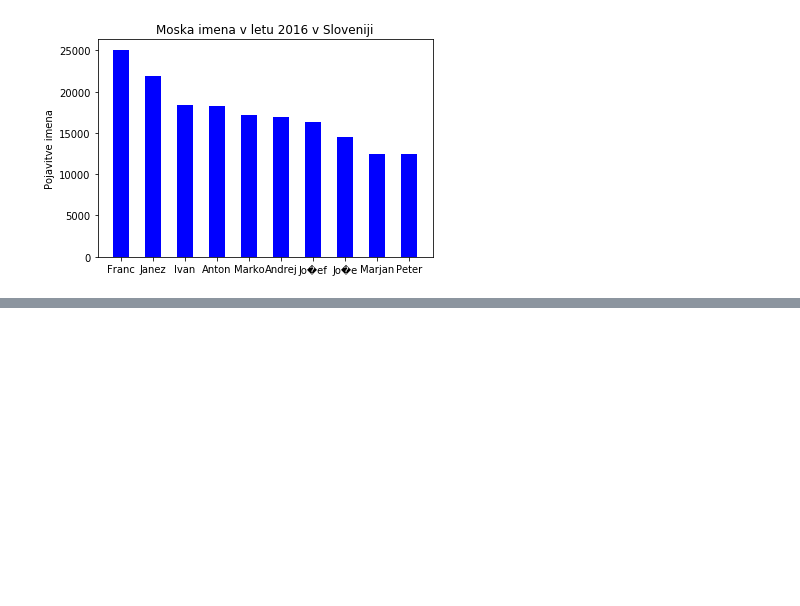
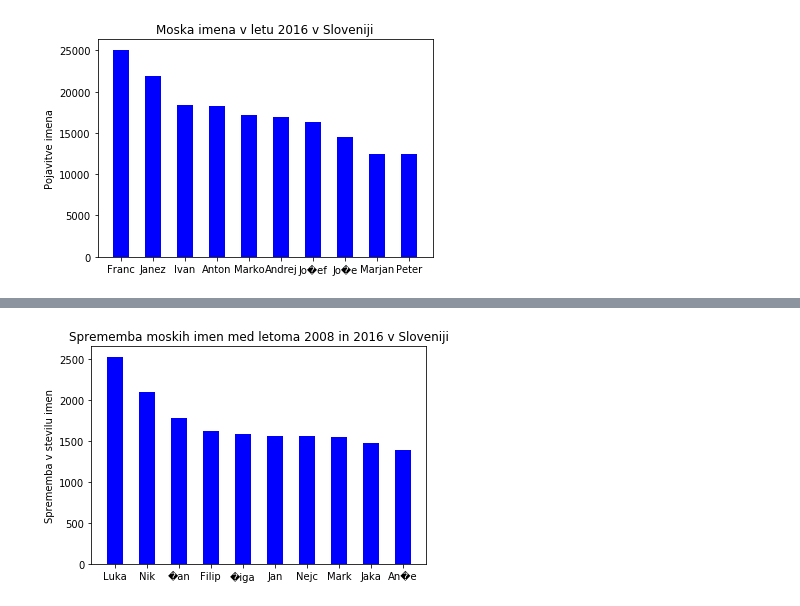
Before and after one commit to RokKos/DataAnalysis, a Jupyter notebook: NamesInSLovenia.ipynb, the cells around one changed output, grey strips where cells are left out. Saved outputs shown, nothing was run; the diff lists cells and outputs as text; code cells hidden in the pictures; blank space fills up the shorter version.

Commit message:
Difference betwen years 2008 and 2016

```diff
--- a/NamesInSLovenia.ipynb
+++ b/NamesInSLovenia.ipynb
@@ -58,3 +59,17 @@ plt.title('Moska imena v letu 2016 v Sloveniji')
 plt.show()
 # %% [output]
 [figure]
+# %%
+# Now I will try to get difference betwen two years
+year_2008 = data['2008'].values
+year_2016 = data['2016'].values
+# %%
+# Calculating difference
+diff = []
+
+for i in range(len(year_2008)):
+	diff.append(year_2016[i] - year_2008[i])
+# %%
+# Putting together data
+diff_data = pd.DataFrame(data={'Ime': data['Ime'], 'Razlika': diff}, index=None, columns=None, dtype=None, copy=False)
+diff_data
@@ -60,0 +95,4 @@ plt.show()
+# %%
+# Sorting difference
+sorted_diff_data = diff_data.sort_values(by="Razlika", ascending=False)
+sorted_diff_data
@@ -60,0 +118,13 @@ plt.show()
+# %%
+# Plotting
+plot_value = list(sorted_diff_data['Razlika'][:N].values)
+plot_name = list(sorted_diff_data['Ime'][:N].values)
+
+plt.bar(y_pos, plot_value, width, color="blue")
+plt.xticks(y_pos, plot_name)
+plt.ylabel('Sprememba v stevilu imen')
+plt.title('Sprememba moskih imen med letoma 2008 in 2016 v Sloveniji')
+
+plt.show()
+# %% [output]
+[figure, added]
```
Also changed, not shown: parts of 4 cells of this notebook.
